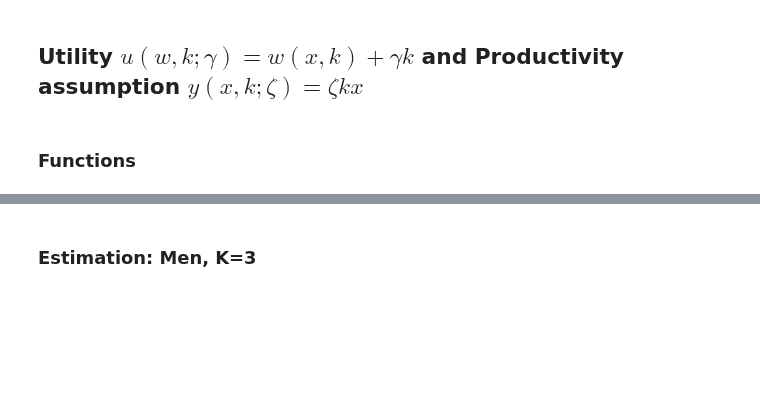
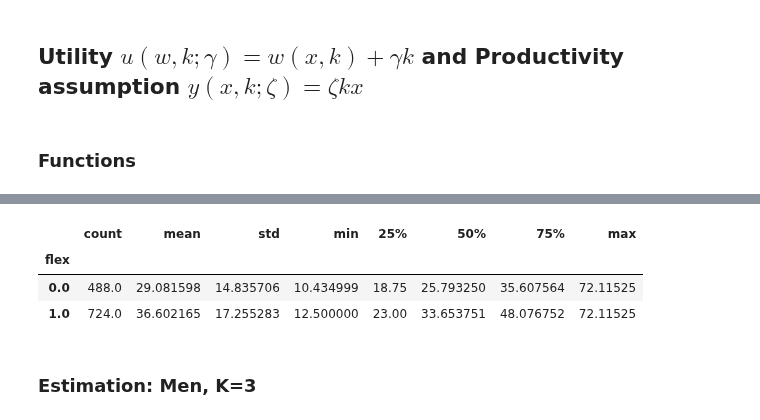
Before and after one commit to meganmccoy/flexibility-in-search-model, a Jupyter notebook: SimplifiedModel.ipynb, the cells around one changed output, grey strips where cells are left out. Drawn from its saved outputs; the diff is of its cells as text; code cells hidden in the pictures; blank space fills up the shorter version.

```diff
--- a/SimplifiedModel.ipynb
+++ b/SimplifiedModel.ipynb
@@ -377,3 +497,10 @@ c_k = np.array([0,5,10])
+# %%
+women['wage_trunc2'].groupby(women['flex']).describe()
+# %% [output]
+|  | count | mean | std | min | 25% | 50% | 75% | max |
+| flex |  |  |  |  |  |  |  |  |
+| 0.0 | 488.0 | 29.081598 | 14.835706 | 10.434999 | 18.75 | 25.793250 | 35.607564 | 72.11525 |
+| 1.0 | 724.0 | 36.602165 | 17.255283 | 12.500000 | 23.00 | 33.653751 | 48.076752 | 72.11525 |
 # %% [markdown]
 ### Estimation: Men, K=3
 # %%
```
Also changed, not shown: parts of 56 cells of this notebook.
